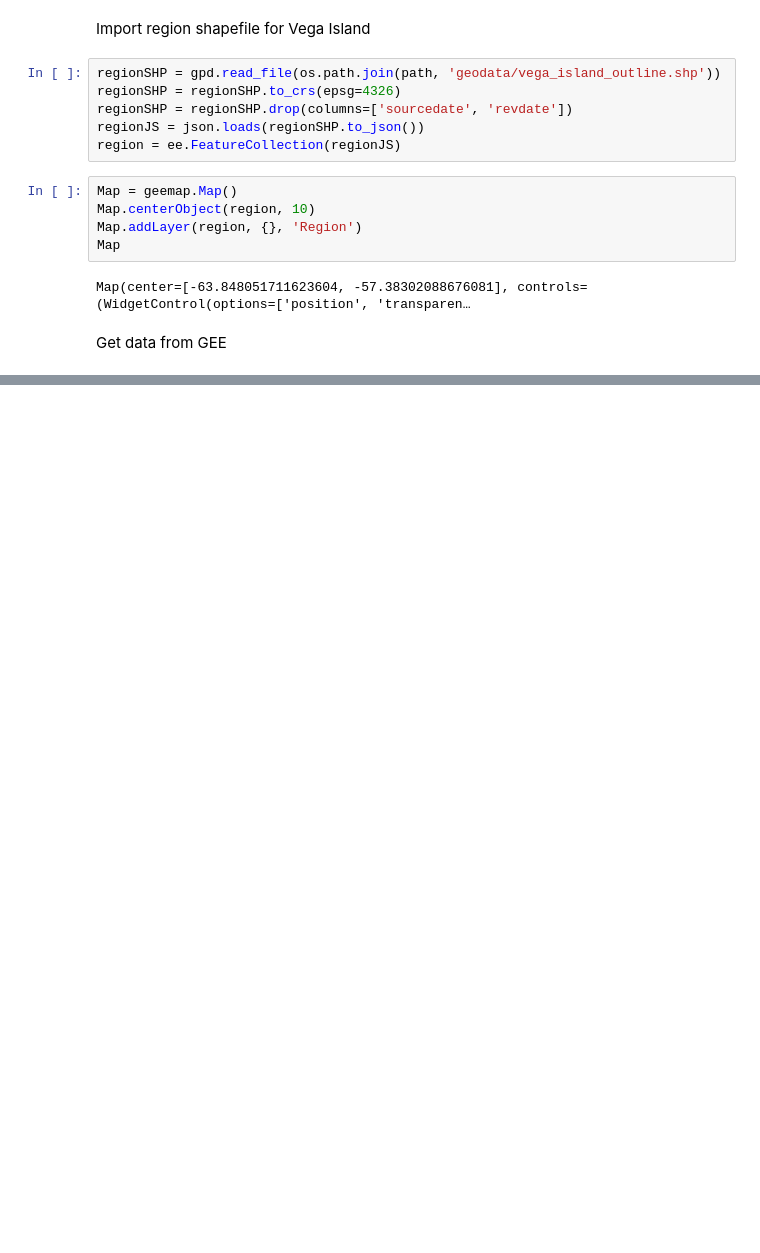
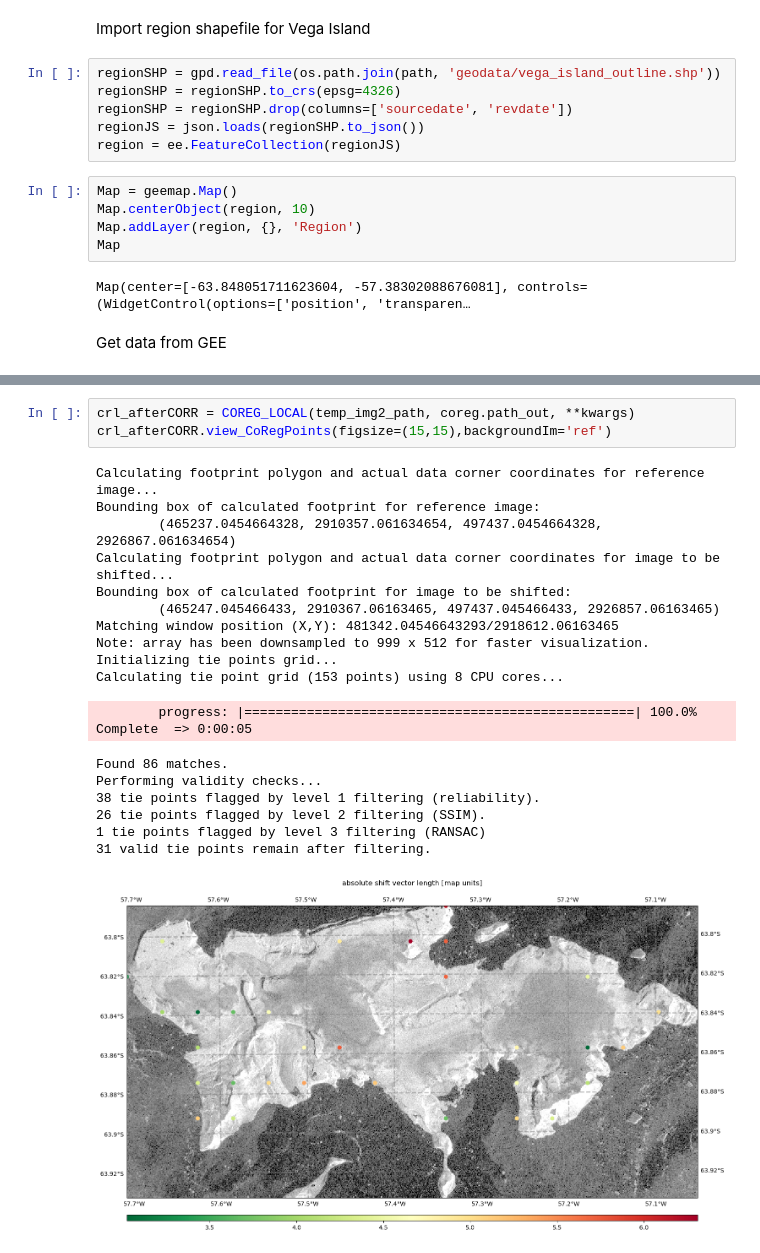
Before and after one commit to MoritzRath/geopy_final, a Jupyter notebook: Rath_geopy_final.ipynb, the cells around one changed output, grey strips where cells are left out. Drawn from its saved outputs; the diff is of its cells as text; blank space fills up the shorter version.

```diff
--- a/Rath_geopy_final.ipynb
+++ b/Rath_geopy_final.ipynb
@@ -70,0 +155,22 @@ for year in range(2019, 2025):
+# %%
+crl_afterCORR = COREG_LOCAL(temp_img2_path, coreg.path_out, **kwargs)
+crl_afterCORR.view_CoRegPoints(figsize=(15,15),backgroundIm='ref')
+# %% [output]
+Calculating footprint polygon and actual data corner coordinates for reference image...
+Bounding box of calculated footprint for reference image:
+        (465237.0454664328, 2910357.061634654, 497437.0454664328, 2926867.061634654)
+Calculating footprint polygon and actual data corner coordinates for image to be shifted...
+Bounding box of calculated footprint for image to be shifted:
+        (465247.045466433, 2910367.06163465, 497437.045466433, 2926857.06163465)
+Matching window position (X,Y): 481342.04546643293/2918612.06163465
+Note: array has been downsampled to 999 x 512 for faster visualization.
+Initializing tie points grid...
+Calculating tie point grid (153 points) using 8 CPU cores...
+        progress: |==================================================| 100.0% Complete  => 0:00:05
+Found 86 matches.
+Performing validity checks...
+38 tie points flagged by level 1 filtering (reliability).
+26 tie points flagged by level 2 filtering (SSIM).
+1 tie points flagged by level 3 filtering (RANSAC)
+31 valid tie points remain after filtering.
+[figure, added]
```
Also changed, not shown: parts of 15 cells of this notebook, 1 other file.
